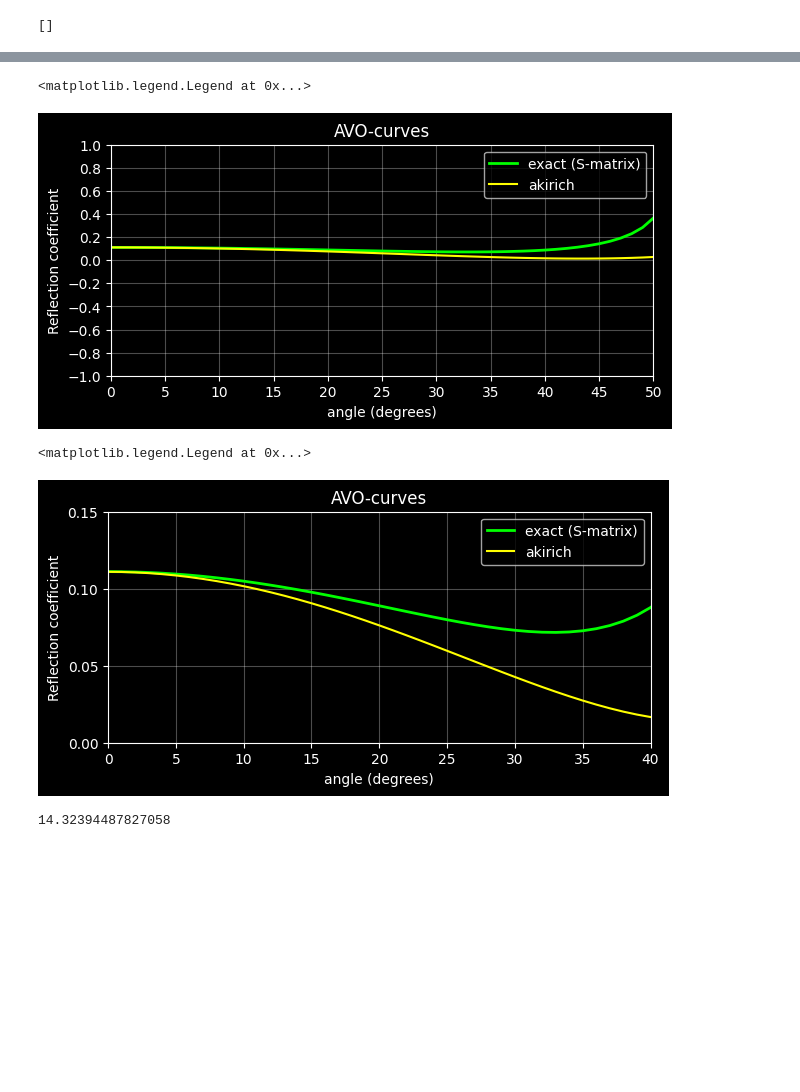
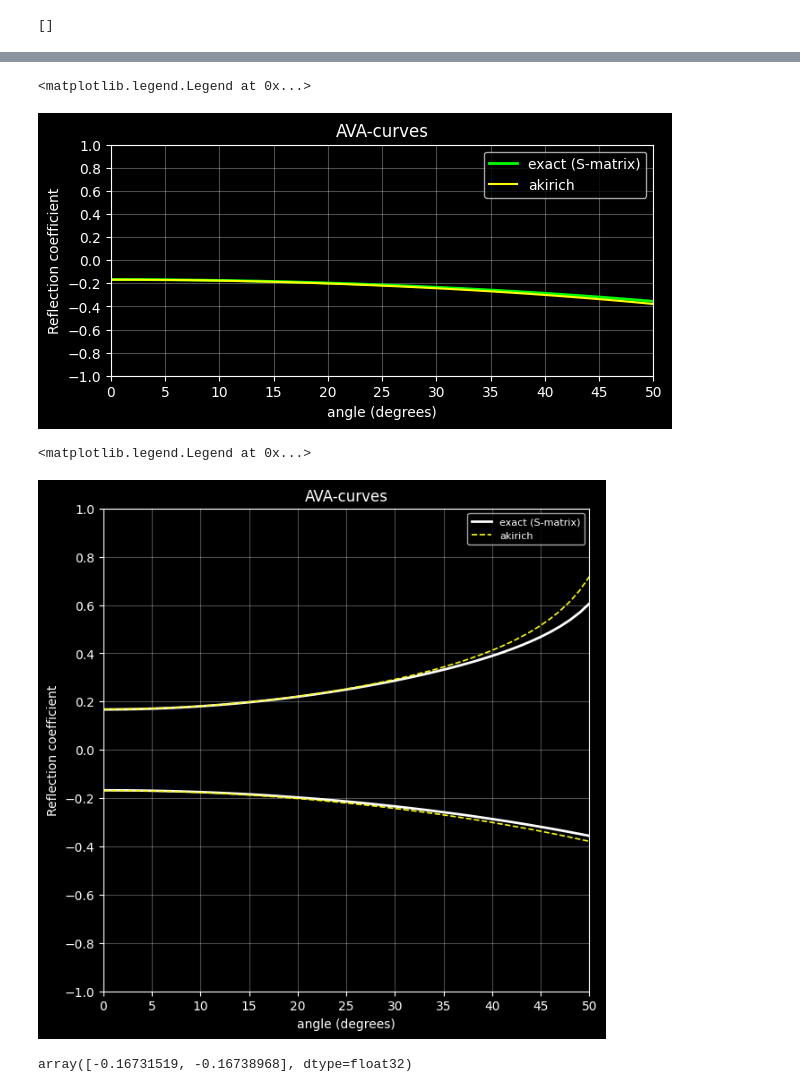
Before and after one commit to grxoxl/inversion, a Jupyter notebook: avo_inversion/Zoepprtiz_equation.ipynb, the cells around one changed output, grey strips where cells are left out. Saved outputs shown, nothing was run; the diff lists cells and outputs as text; code cells hidden in the pictures; blank space fills up the shorter version.

```diff
--- a/avo_inversion/Zoepprtiz_equation.ipynb
+++ b/avo_inversion/Zoepprtiz_equation.ipynb
@@ -775,0 +642,2 @@ def PP_akirich(param1 : Iterable[Any],
+# %%
+ theta1 = np.radians(theta1, dtype = np.single)
@@ -824,7 +1012,7 @@ plt.plot(theta, curve4, c = "yellow",label = "akirich")
 plt.grid(alpha = .3)
 plt.xticks(np.arange(0, 91, 5))
 plt.xlim([0, 50])
-plt.title("AVO-curves")
+plt.title("AVA-curves")
 plt.xlabel("angle (degrees)")
 plt.ylabel("Reflection coefficient")
 plt.ylim([-1, 1])
@@ -832,27 +1020,43 @@ plt.yticks(np.arange(-1, 1.01, 0.2))
 plt.legend()
 # %% [output]
 <matplotlib.legend.Legend at 0x...>
-[figure, old version]
+[figure, new version]
 # %%
 plt.style.use("dark_background")
-plt.figure(figsize = (7, 3))
-plt.plot(theta, curve, lw = 2, c = "lime", label = "exact (S-matrix)")
+plt.figure(figsize = (7, 7))
+plt.plot(theta, curve, lw = 2, c = "white", label = "exact (S-matrix)")
 # plt.plot(theta, curve3, c = "red",label = "shortened")
 
-plt.plot(theta, curve4, c = "yellow",label = "akirich")
+plt.plot(theta, curve4, c = "yellow",label = "akirich", ls = "--", lw = 1.2)
+
+# plt.plot(theta, curve5, c = "purple",label = "bortfeld", ls = "--", lw = 1.2)
+
+# plt.plot(theta, curve6, c = "pink",label = "shuey", ls = "--", lw = 1.2)
+
+plt.plot(theta, line, lw = 2, c = "white")
+# plt.plot(theta, curve3, c = "red",label = "shortened")
+
+plt.plot(theta, line4, c = "yellow", ls = "--", lw = 1.2)
+
+# plt.plot(theta, line5, c = "purple", ls = "--", lw = 1.2)
+
+# plt.plot(theta, line6, c = "pink", ls = "--", lw = 1.2)
 plt.grid(alpha = .3)
 plt.xticks(np.arange(0, 91, 5))
-plt.xlim([0, 40])
+plt.xlim([0, 50])
 plt.title("AVA-curves")
 plt.xlabel("angle (degrees)")
 plt.ylabel("Reflection coefficient")
-plt.ylim([0, 0.15])
-plt.yticks(np.arange(0, 0.16, 0.05))
-plt.legend()
+# plt.ylim([0, 0.15])
+# plt.yticks(np.arange(0, 0.16, 0.05))
+
+plt.ylim([-1, 1])
+plt.yticks(np.arange(-1, 1.01, 0.2))
+plt.legend(fontsize = 8)
 # %% [output]
 <matplotlib.legend.Legend at 0x...>
-[figure, old version]
+[figure, new version]
-# %%
-np.rad2deg(0.25)
-# %% [output]
-14.32394487827058
+# %%
+np.squeeze(curve[:2])
+# %% [output]
+array([-0.16731519, -0.16738968], dtype=float32)
```
Also changed, not shown: parts of 16 cells of this notebook.
